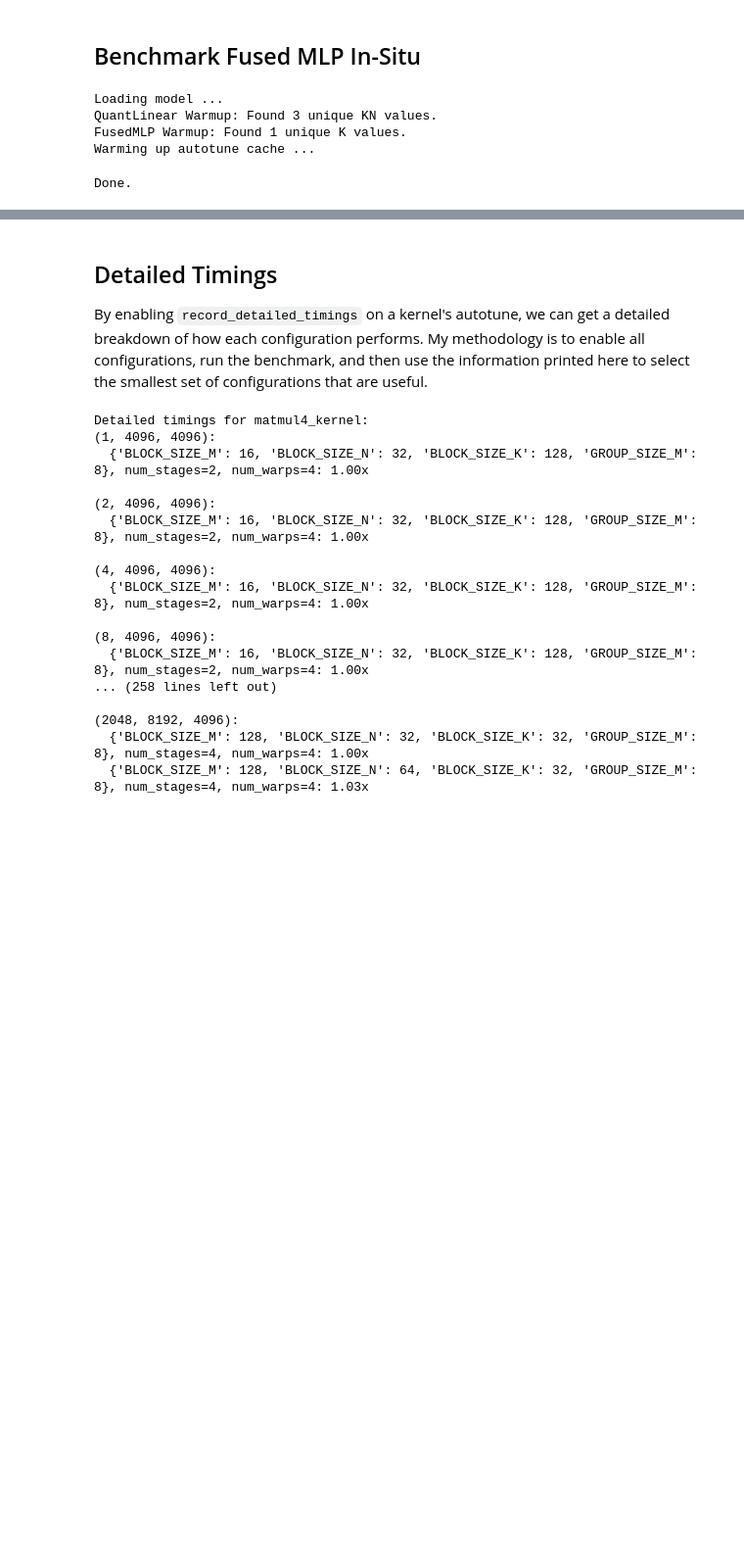
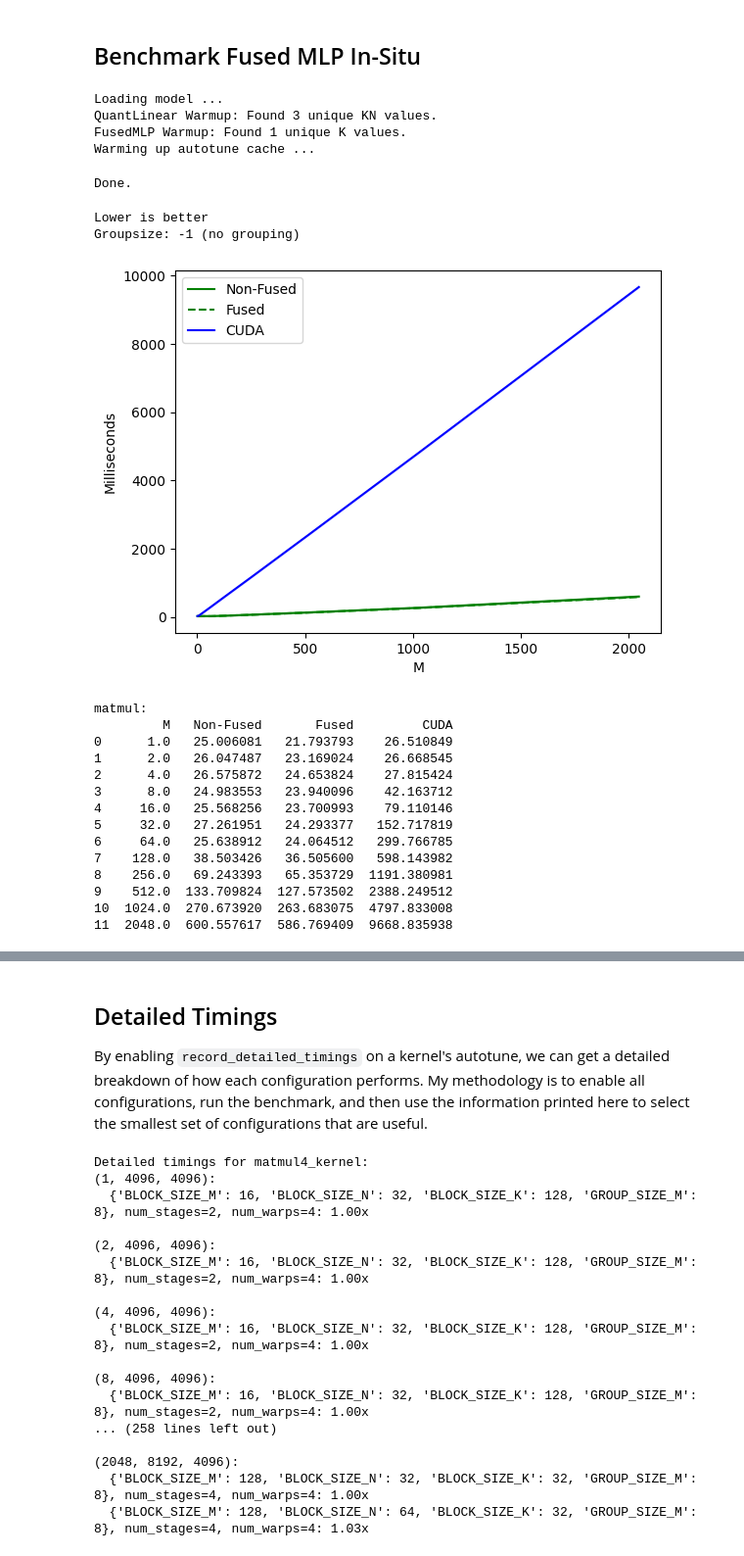
Before and after one commit to fpgaminer/GPTQ-triton, a Jupyter notebook: Benchmark.ipynb, the cells around one changed output, grey strips where cells are left out. Shown at 98% size. Saved outputs shown, nothing was run; the diff lists cells and outputs as text; code cells hidden in the pictures; blank space fills up the shorter version.

```diff
--- a/Benchmark.ipynb
+++ b/Benchmark.ipynb
@@ -471,3 +718,82 @@ QuantLinear Warmup: Found 3 unique KN values.
 FusedMLP Warmup: Found 1 unique K values.
 Warming up autotune cache ...
 Done.
+# %%
+def benchmarker(M, K, provider):
+	vec = torch.randn(1, M, K, device='cuda', dtype=torch.float16)
+
+	def runfoo(inputs_embeds, model):
+		position_ids = torch.arange(0, M, dtype=torch.long, device=inputs_embeds.device)
+		position_ids = position_ids.unsqueeze(0).view(-1, M)
+		attention_mask = torch.ones(
+			(1, M), dtype=torch.bool, device=inputs_embeds.device
+		)
+		attention_mask = model.model._prepare_decoder_attention_mask(
+			attention_mask, (1, M), inputs_embeds, 0
+		)
+
+		hidden_states = inputs_embeds
+
+		for idx, decoder_layer in enumerate(model.model.layers):
+			layer_outputs = decoder_layer(
+				hidden_states,
+				attention_mask=attention_mask,
+				position_ids=position_ids,
+				past_key_value=None,
+				output_attentions=False,
+				use_cache=False,
+			)
+
+			hidden_states = layer_outputs[0]
+
+		return hidden_states
+
+	if provider == 'non-fused':
+		ms, min_ms, max_ms = triton.testing.do_bench(lambda: runfoo(vec, model), rep=10000)
+	elif provider == 'fused':
+		ms, min_ms, max_ms = triton.testing.do_bench(lambda: runfoo(vec, fused_model), rep=10000)
+	elif provider == 'cuda':
+		ms, min_ms, max_ms = triton.testing.do_bench(lambda: runfoo(vec, cuda_model), rep=10000)
+
+	return ms, max_ms, min_ms
+
+
+@triton.testing.perf_report(
+	triton.testing.Benchmark(
+		x_names=['M'],
+		x_vals=[
+			1, 2, 4, 8, 16, 32, 64, 128, 256, 512, 1024, 2048,
+		],
+		line_arg='provider',
+		line_vals=['non-fused', 'fused', 'cuda'],
+		line_names=['Non-Fused', 'Fused', 'CUDA'],
+		styles=[('green', '-'), ('green', '--'), ('blue', '-'), ('blue', '--')],
+		ylabel='Milliseconds',
+		plot_name='matmul',
+		args={},
+	)
+)
+def benchmark(M, provider):
+	return benchmarker(M, 4096, provider)
+
+print("Lower is better")
+print("Groupsize: -1 (no grouping)")
+benchmark.run(show_plots=True, print_data=True)
+# %% [output]
+Lower is better
+Groupsize: -1 (no grouping)
+[figure, added]
+matmul:
+         M   Non-Fused       Fused         CUDA
+0      1.0   25.006081   21.793793    26.510849
+1      2.0   26.047487   23.169024    26.668545
+2      4.0   26.575872   24.653824    27.815424
+3      8.0   24.983553   23.940096    42.163712
+4     16.0   25.568256   23.700993    79.110146
+5     32.0   27.261951   24.293377   152.717819
+6     64.0   25.638912   24.064512   299.766785
+7    128.0   38.503426   36.505600   598.143982
+8    256.0   69.243393   65.353729  1191.380981
+9    512.0  133.709824  127.573502  2388.249512
+10  1024.0  270.673920  263.683075  4797.833008
+11  2048.0  600.557617  586.769409  9668.835938
```
Also changed, not shown: parts of 8 cells of this notebook, 11 other files.
